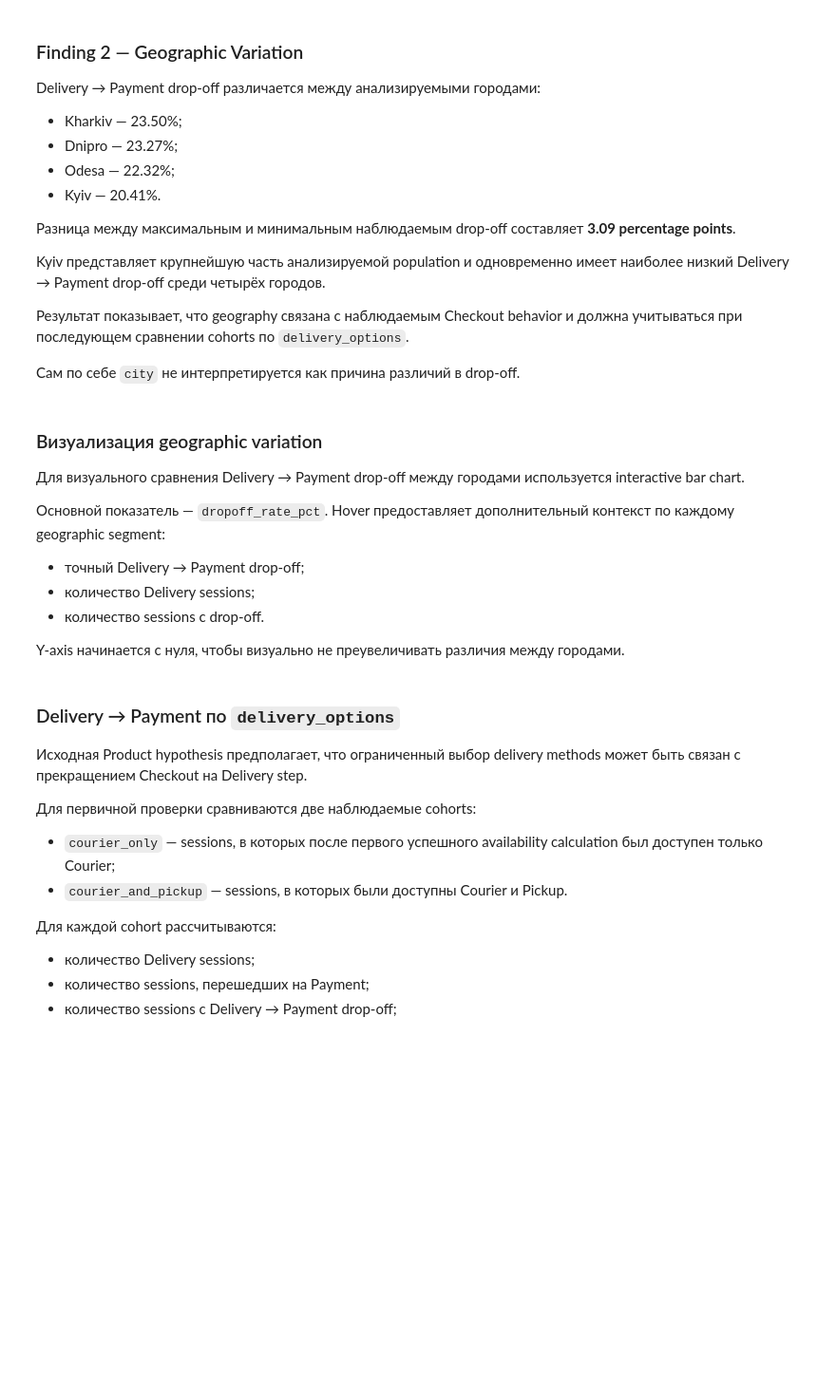
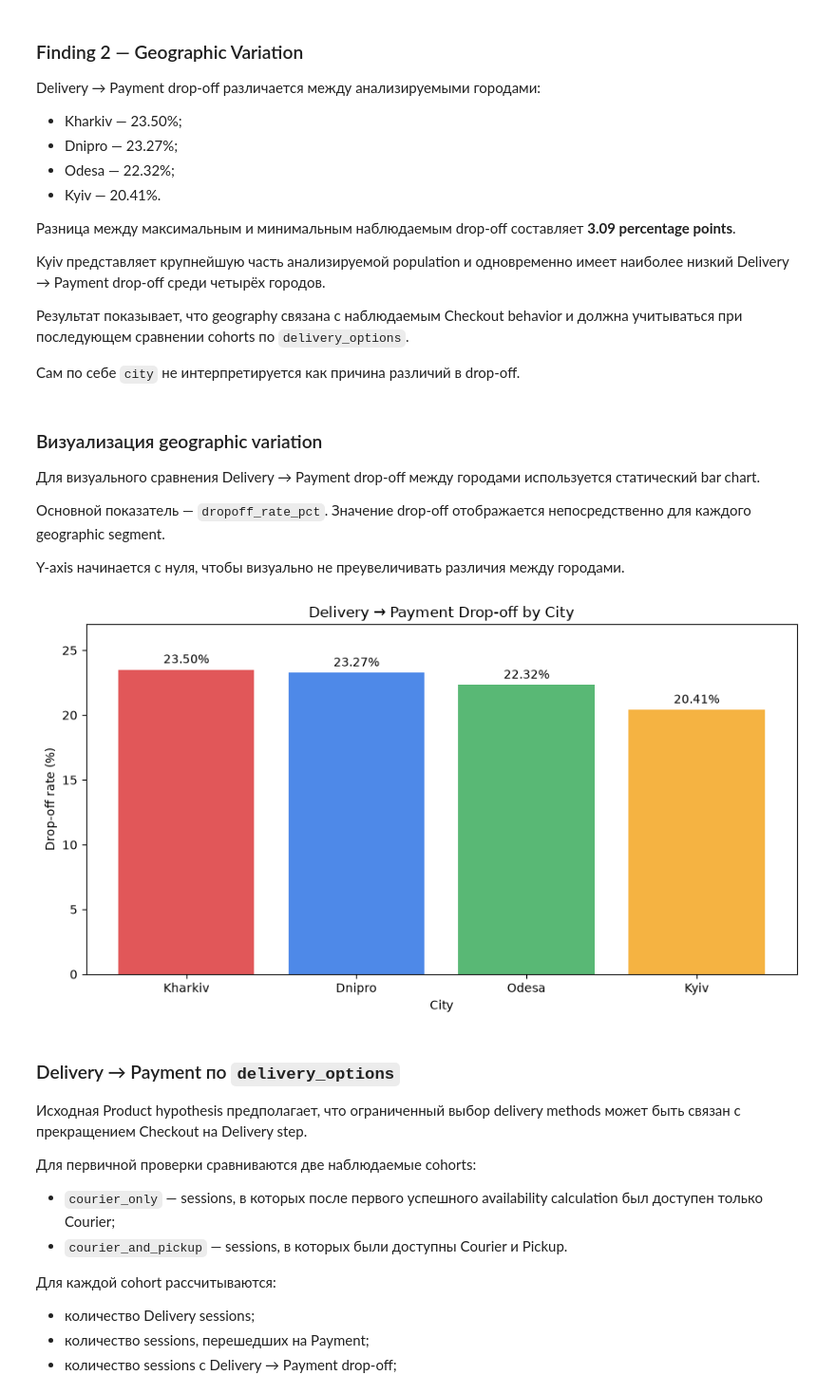
Before and after one commit to rspgroup1124-jpg/business-system-analysis-portfolio, a Jupyter notebook: case-01-omnichannel-delivery/analysis/checkout-delivery/checkout_delivery_analysis.ipynb, the cells around one changed output. Shown at 95% size. Cells and saved outputs as stored; diff of their text form; code cells hidden in the pictures; blank space fills up the shorter version.

```diff
--- a/case-01-omnichannel-delivery/analysis/checkout-delivery/checkout_delivery_analysis.ipynb
+++ b/case-01-omnichannel-delivery/analysis/checkout-delivery/checkout_delivery_analysis.ipynb
@@ -582,58 +583,49 @@ Kyiv представляет крупнейшую часть анализиру
 # %% [markdown]
 ### Визуализация geographic variation
 
-Для визуального сравнения Delivery → Payment drop-off между городами используется interactive bar chart.
+Для визуального сравнения Delivery → Payment drop-off между городами используется статический bar chart.
 
-Основной показатель — `dropoff_rate_pct`. Hover предоставляет дополнительный контекст по каждому geographic segment:
-
-- точный Delivery → Payment drop-off;
-- количество Delivery sessions;
-- количество sessions с drop-off.
+Основной показатель — `dropoff_rate_pct`. Значение drop-off отображается непосредственно для каждого geographic segment.
 
 Y-axis начинается с нуля, чтобы визуально не преувеличивать различия между городами.
 # %%
 city_plot = city_metrics.sort_values(
     "dropoff_rate_pct",
     ascending=False,
 )
 
-fig = px.bar(
-    city_plot,
-    x="city",
-    y="dropoff_rate_pct",
-    color="city",
-    text="dropoff_rate_pct",
-    custom_data=[
-        "delivery_sessions",
-        "dropoff_sessions",
-    ],
-    title="Delivery → Payment Drop-off by City",
-    labels={
-        "city": "City",
-        "dropoff_rate_pct": "Drop-off rate (%)",
-    },
+city_colors = ["#E15759", "#4E89E8", "#59B875", "#F5B342"]
+
+fig, ax = plt.subplots(figsize=(9, 5))
+
+bars = ax.bar(
+    city_plot["city"],
+    city_plot["dropoff_rate_pct"],
+    color=city_colors,
 )
 
-fig.update_traces(
-    texttemplate="%{y:.2f}%",
-    textposition="outside",
-    hovertemplate=(
-        "<b>%{x}</b><br>"
-        "Delivery sessions: %{customdata[0]:,.0f}<br>"
-        "Drop-off sessions: %{customdata[1]:,.0f}"
-        "<extra></extra>"
-    ),
+ax.bar_label(
+    bars,
+    labels=[f"{value:.2f}%" for value in city_plot["dropoff_rate_pct"]],
+    padding=3,
 )
 
-fig.update_yaxes(
-    range=[0, 27],
+ax.set_title("Delivery → Payment Drop-off by City")
+ax.set_xlabel("City")
+ax.set_ylabel("Drop-off rate (%)")
+ax.set_ylim(0, 27)
+
+fig.tight_layout()
+
+fig.savefig(
+    "figures/delivery_payment_dropoff_by_city.png",
+    dpi=200,
+    bbox_inches="tight",
 )
 
-fig.update_layout(
-    showlegend=False,
-)
-
-fig.show()
+plt.show()
+# %% [output]
+[figure, added]
 # %% [markdown]
 ### Delivery → Payment по `delivery_options`
 
```
Also changed, not shown: parts of 12 cells of this notebook, 2 other files.
